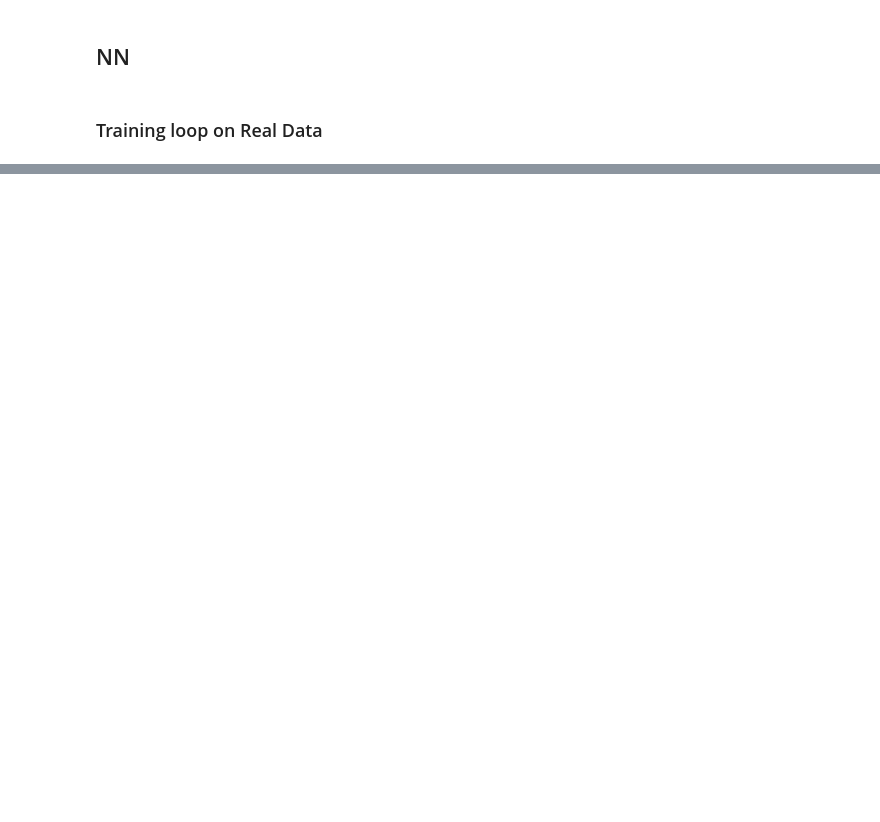
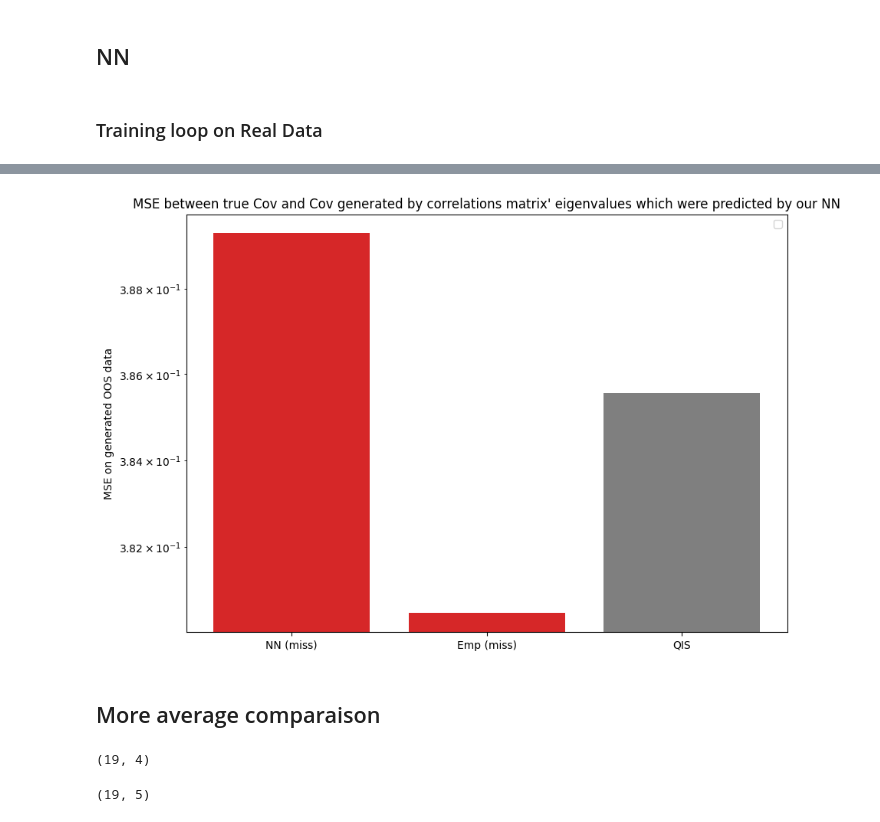
Before and after one commit to Armanddevacc/covariance-cleaning-nn, a Jupyter notebook: NN_real_data.ipynb, the cells around one changed output, grey strips where cells are left out. Cells and saved outputs as stored; diff of their text form; code cells hidden in the pictures; blank space fills up the shorter version.

```diff
--- a/NN_real_data.ipynb
+++ b/NN_real_data.ipynb
@@ -54,0 +141,17 @@ InvalidArgumentError: {{function_node __wrapped__SelfAdjointEigV2_device_/job:lo
+# %%
+labels = ['NN (miss)', 'Emp (miss)', 'QIS']# 'projected Em (miss)' 'projected Em (no miss)']
+values = [frob_cov_loss[:,0].mean(), frob_cov_loss[:,1].mean(), frob_cov_loss[:,2].mean()]
+colors = ['tab:red','tab:red','tab:gray','tab:gray', 'tab:blue']#,, 'tab:gray''tab:gray']
+
+plt.figure(figsize=(9,6), constrained_layout=True)
+plt.bar(labels, values, color=colors)
+plt.yscale('log')
+plt.ylabel('MSE on generated OOS data')
+plt.title("MSE between true Cov and Cov generated by correlations matrix' eigenvalues which were predicted by our NN")
+plt.grid(axis='y', ls='--', alpha=.5)
+plt.legend()
+plt.show()
+# %% [output]
+[figure, added]
+# %% [markdown]
+## More average comparaison
@@ -54,0 +173,10 @@ InvalidArgumentError: {{function_node __wrapped__SelfAdjointEigV2_device_/job:lo
+# %%
+means_corr = np.mean(frob_corr_loss, axis=0)
+means_cov = np.mean(frob_cov_loss, axis=0)
+means_corr.shape
+# %% [output]
+(19, 4)
+# %%
+means_cov.shape
+# %% [output]
+(19, 5)
```
Also changed, not shown: parts of 20 cells of this notebook.
